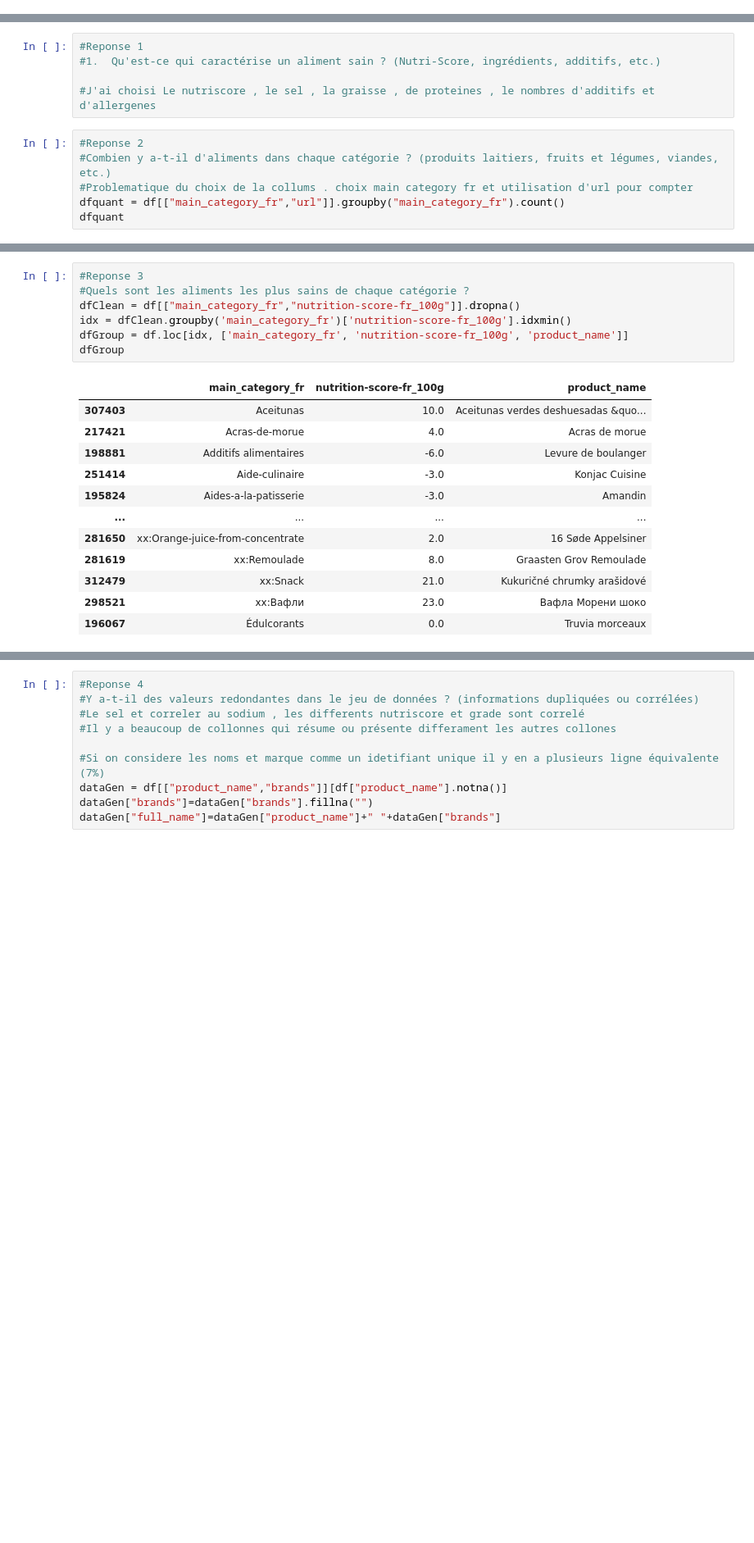
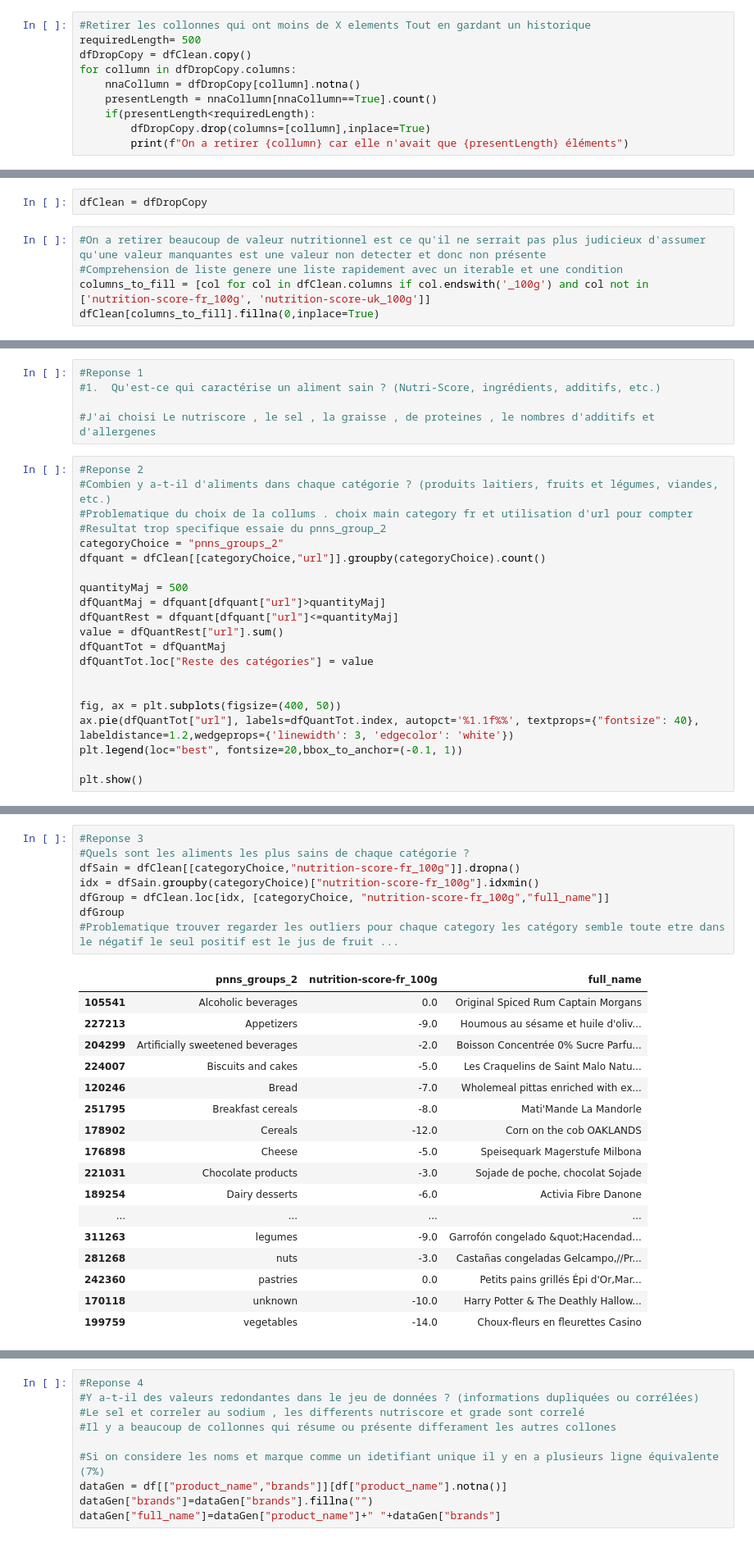
Before and after one commit to Solenhya/IAFood-P4-DevIA-G1, a Jupyter notebook: Améliorer la santé par l'IA - Analyse des données Open Food Facts.ipynb, the cells around one changed output, grey strips where cells are left out. Shown at 82% size. Drawn from its saved outputs; the diff is of its cells as text; blank space fills up the shorter version.

```diff
--- a/Améliorer la santé par l'IA - Analyse des données Open Food Facts.ipynb
+++ b/Améliorer la santé par l'IA - Analyse des données Open Food Facts.ipynb
@@ -170,0 +196,10 @@ df = df.drop_duplicates()
+# %%
+#Retirer les collonnes qui ont moins de X elements Tout en gardant un historique
+requiredLength= 500
+dfDropCopy = dfClean.copy()
+for collumn in dfDropCopy.columns:
+    nnaCollumn = dfDropCopy[collumn].notna()
+    presentLength = nnaCollumn[nnaCollumn==True].count()
+    if(presentLength<requiredLength):
+        dfDropCopy.drop(columns=[collumn],inplace=True)
+        print(f"On a retirer {collumn} car elle n'avait que {presentLength} éléments")
@@ -170,0 +224,7 @@ df = df.drop_duplicates()
+# %%
+dfClean = dfDropCopy
+# %%
+#On a retirer beaucoup de valeur nutritionnel est ce qu'il ne serrait pas plus judicieux d'assumer qu'une valeur manquantes est une valeur non detecter et donc non présente
+#Comprehension de liste genere une liste rapidement avec un iterable et une condition
+columns_to_fill = [col for col in dfClean.columns if col.endswith('_100g') and col not in ['nutrition-score-fr_100g', 'nutrition-score-uk_100g']]
+dfClean[columns_to_fill].fillna(0,inplace=True)
@@ -177,6 +255,21 @@ df = df.drop_duplicates()
 #Reponse 2
 #Combien y a-t-il d'aliments dans chaque catégorie ? (produits laitiers, fruits et légumes, viandes, etc.)
 #Problematique du choix de la collums . choix main category fr et utilisation d'url pour compter
-dfquant = df[["main_category_fr","url"]].groupby("main_category_fr").count()
-dfquant
+#Resultat trop specifique essaie du pnns_group_2
+categoryChoice = "pnns_groups_2"
+dfquant = dfClean[[categoryChoice,"url"]].groupby(categoryChoice).count()
+
+quantityMaj = 500
+dfQuantMaj = dfquant[dfquant["url"]>quantityMaj]
+dfQuantRest = dfquant[dfquant["url"]<=quantityMaj]
+value = dfQuantRest["url"].sum()
+dfQuantTot = dfQuantMaj
+dfQuantTot.loc["Reste des catégories"] = value
+
+
+fig, ax = plt.subplots(figsize=(400, 50))
+ax.pie(dfQuantTot["url"], labels=dfQuantTot.index, autopct='%1.1f%%', textprops={"fontsize": 40}, labeldistance=1.2,wedgeprops={'linewidth': 3, 'edgecolor': 'white'})
+plt.legend(loc="best", fontsize=20,bbox_to_anchor=(-0.1, 1))
+
+plt.show()
 # %% [output]
@@ -197,20 +281,26 @@ dfquant
 # %%
 #Reponse 3
 #Quels sont les aliments les plus sains de chaque catégorie ?
-dfClean = df[["main_category_fr","nutrition-score-fr_100g"]].dropna()
-idx = dfClean.groupby('main_category_fr')['nutrition-score-fr_100g'].idxmin()
-dfGroup = df.loc[idx, ['main_category_fr', 'nutrition-score-fr_100g', 'product_name']]
+dfSain = dfClean[[categoryChoice,"nutrition-score-fr_100g"]].dropna()
+idx = dfSain.groupby(categoryChoice)["nutrition-score-fr_100g"].idxmin()
+dfGroup = dfClean.loc[idx, [categoryChoice, "nutrition-score-fr_100g","full_name"]]
 dfGroup
+#Problematique trouver regarder les outliers pour chaque category les catégory semble toute etre dans le négatif le seul positif est le jus de fruit ...
 # %% [output]
-|  | main_category_fr | nutrition-score-fr_100g | product_name |
-| 307403 | Aceitunas | 10.0 | Aceitunas verdes deshuesadas &quo... |
-| 217421 | Acras-de-morue | 4.0 | Acras de morue |
-| 198881 | Additifs alimentaires | -6.0 | Levure de boulanger |
-| 251414 | Aide-culinaire | -3.0 | Konjac Cuisine |
-| 195824 | Aides-a-la-patisserie | -3.0 | Amandin |
+|  | pnns_groups_2 | nutrition-score-fr_100g | full_name |
+| 105541 | Alcoholic beverages | 0.0 | Original Spiced Rum Captain Morgans |
+| 227213 | Appetizers | -9.0 | Houmous au sésame et huile d'oliv... |
+| 204299 | Artificially sweetened beverages | -2.0 | Boisson Concentrée 0% Sucre Parfu... |
+| 224007 | Biscuits and cakes | -5.0 | Les Craquelins de Saint Malo Natu... |
+| 120246 | Bread | -7.0 | Wholemeal pittas enriched with ex... |
+| 251795 | Breakfast cereals | -8.0 | Mati'Mande La Mandorle |
+| 178902 | Cereals | -12.0 | Corn on the cob OAKLANDS |
+| 176898 | Cheese | -5.0 | Speisequark Magerstufe Milbona |
+| 221031 | Chocolate products | -3.0 | Sojade de poche, chocolat Sojade |
+| 189254 | Dairy desserts | -6.0 | Activia Fibre Danone |
 | ... | ... | ... | ... |
-| 281650 | xx:Orange-juice-from-concentrate | 2.0 | 16 Søde Appelsiner |
-| 281619 | xx:Remoulade | 8.0 | Graasten Grov Remoulade |
-| 312479 | xx:Snack | 21.0 | Kukuričné chrumky arašidové |
-| 298521 | xx:Вафли | 23.0 | Вафла Морени шоко |
-| 196067 | Édulcorants | 0.0 | Truvia morceaux |
+| 311263 | legumes | -9.0 | Garrofón congelado &quot;Hacendad... |
+| 281268 | nuts | -3.0 | Castañas congeladas Gelcampo,//Pr... |
+| 242360 | pastries | 0.0 | Petits pains grillés Épi d'Or,Mar... |
+| 170118 | unknown | -10.0 | Harry Potter & The Deathly Hallow... |
+| 199759 | vegetables | -14.0 | Choux-fleurs en fleurettes Casino |
```
Also changed, not shown: parts of 21 cells of this notebook, 1 other file.
